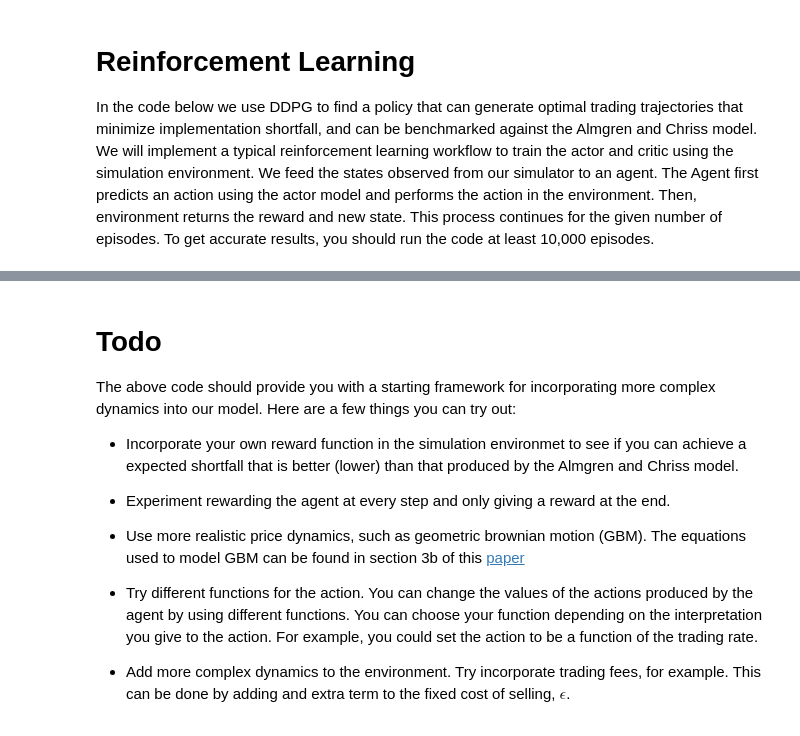
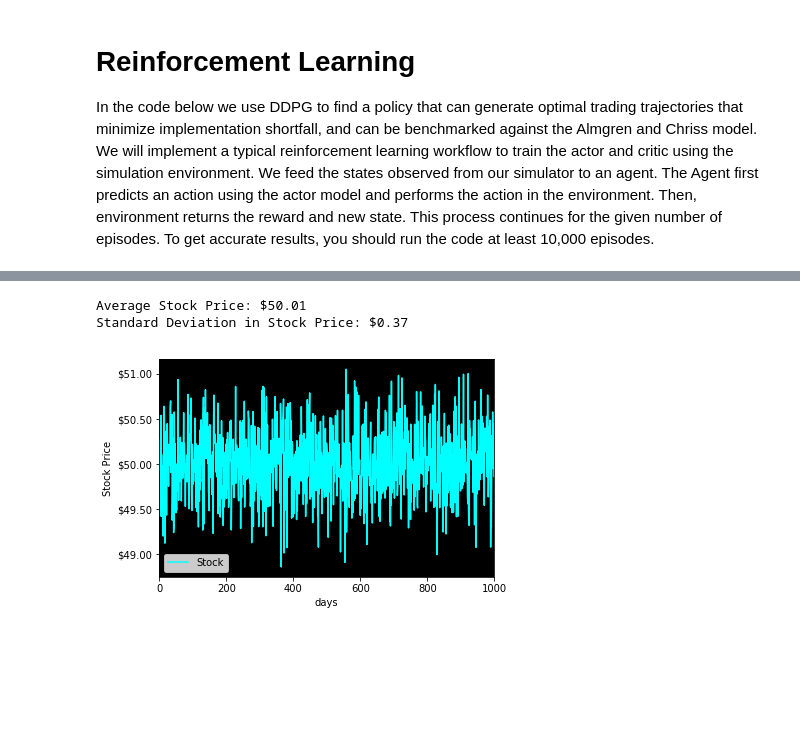
Before and after one commit to apolanco3225/Deep-Reinforcement-Learning-for-Optimal-Execution-of-Portfolio-Transactions-using-DDPG, a Jupyter notebook: DRL.ipynb, the cells around one changed output, grey strips where cells are left out. Drawn from its saved outputs; the diff is of its cells as text; code cells hidden in the pictures; blank space fills up the shorter version.

```diff
--- a/DRL.ipynb
+++ b/DRL.ipynb
@@ -187,18 +218,6 @@ print('\nAverage Implementation Shortfall: ${:,.2f} \n'.format(np.mean(shortfall
-# %% [markdown]
-# Todo
-
-The above code should provide you with a starting framework for incorporating more complex dynamics into our model. Here are a few things you can try out:
-
-- Incorporate your own reward function in the simulation environmet to see if you can achieve a expected shortfall that is better (lower) than that produced by the Almgren and Chriss model.
-
-
-- Experiment rewarding the agent at every step and only giving a reward at the end.
-
-
-- Use more realistic price dynamics, such as geometric brownian motion (GBM). The equations used to model GBM can be found in section 3b of this [paper](https://ro.uow.edu.au/cgi/viewcontent.cgi?referer=https://www.google.com/&httpsredir=1&article=1705&context=aabfj)
-
-
-- Try different functions for the action. You can change the values of the actions produced by the agent by using different functions. You can choose your function depending on the interpretation you give to the action. For example, you could set the action to be a function of the trading rate.
-
-
-- Add more complex dynamics to the environment. Try incorporate trading fees, for example. This can be done by adding and extra term to the fixed cost of selling, $\epsilon$.
+# %%
+utils.plot_price_model()
+# %% [output]
+Average Stock Price: $50.01
+Standard Deviation in Stock Price: $0.37
+[figure, added]
```
Also changed, not shown: parts of 5 cells of this notebook.
